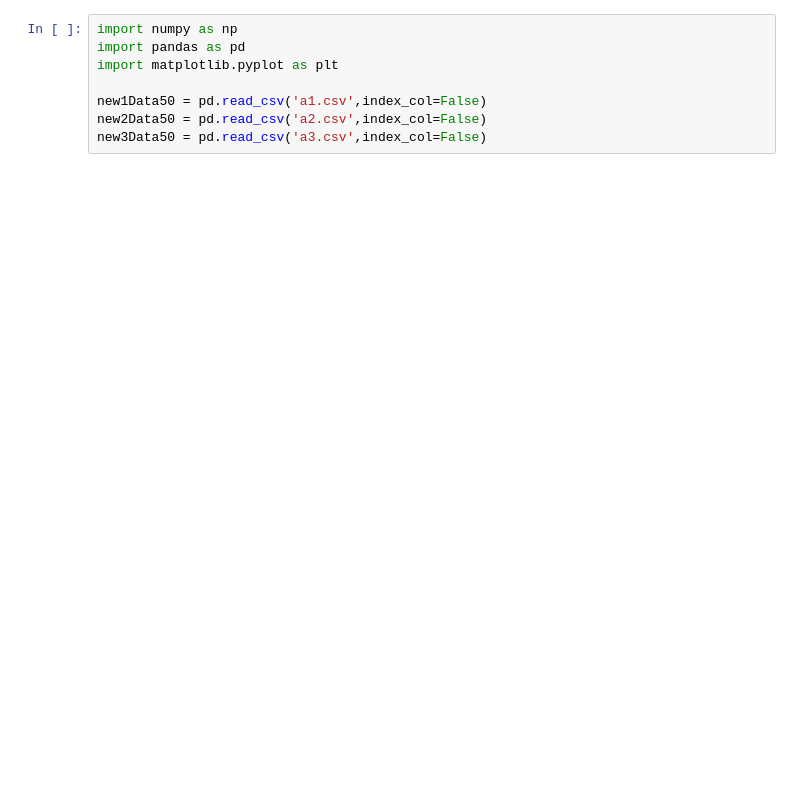
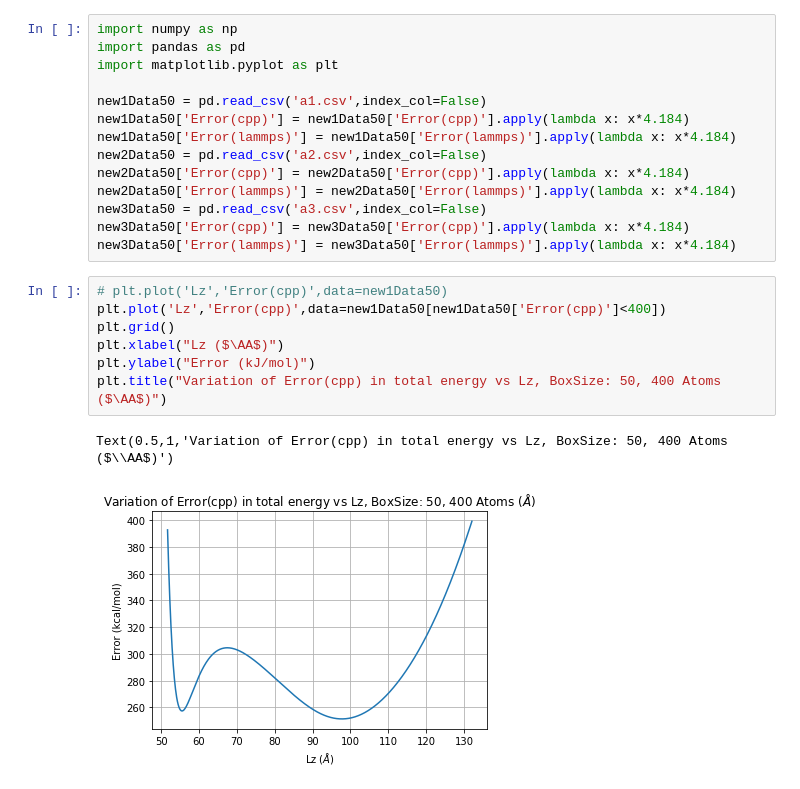
Before and after one commit to prateekkp20/3DEwald, a Jupyter notebook: run/ew3dc/fifty/script.ipynb, the cells around one changed output. Cells and saved outputs as stored; diff of their text form; blank space fills up the shorter version.

```diff
--- a/run/ew3dc/fifty/script.ipynb
+++ b/run/ew3dc/fifty/script.ipynb
@@ -4,6 +4,22 @@ import pandas as pd
 import matplotlib.pyplot as plt
 
 new1Data50 = pd.read_csv('a1.csv',index_col=False)
+new1Data50['Error(cpp)'] = new1Data50['Error(cpp)'].apply(lambda x: x*4.184)
+new1Data50['Error(lammps)'] = new1Data50['Error(lammps)'].apply(lambda x: x*4.184)
 new2Data50 = pd.read_csv('a2.csv',index_col=False)
+new2Data50['Error(cpp)'] = new2Data50['Error(cpp)'].apply(lambda x: x*4.184)
+new2Data50['Error(lammps)'] = new2Data50['Error(lammps)'].apply(lambda x: x*4.184)
 new3Data50 = pd.read_csv('a3.csv',index_col=False)
+new3Data50['Error(cpp)'] = new3Data50['Error(cpp)'].apply(lambda x: x*4.184)
+new3Data50['Error(lammps)'] = new3Data50['Error(lammps)'].apply(lambda x: x*4.184)
+# %%
+# plt.plot('Lz','Error(cpp)',data=new1Data50)
+plt.plot('Lz','Error(cpp)',data=new1Data50[new1Data50['Error(cpp)']<400])
+plt.grid()
+plt.xlabel("Lz ($\AA$)")
+plt.ylabel("Error (kJ/mol)")
+plt.title("Variation of Error(cpp) in total energy vs Lz, BoxSize: 50, 400 Atoms ($\AA$)")
+# %% [output]
+Text(0.5,1,'Variation of Error(cpp) in total energy vs Lz, BoxSize: 50, 400 Atoms ($\\AA$)')
+[figure, added]
 # %%
```
Also changed, not shown: parts of 3 cells of this notebook, 10 other files.
